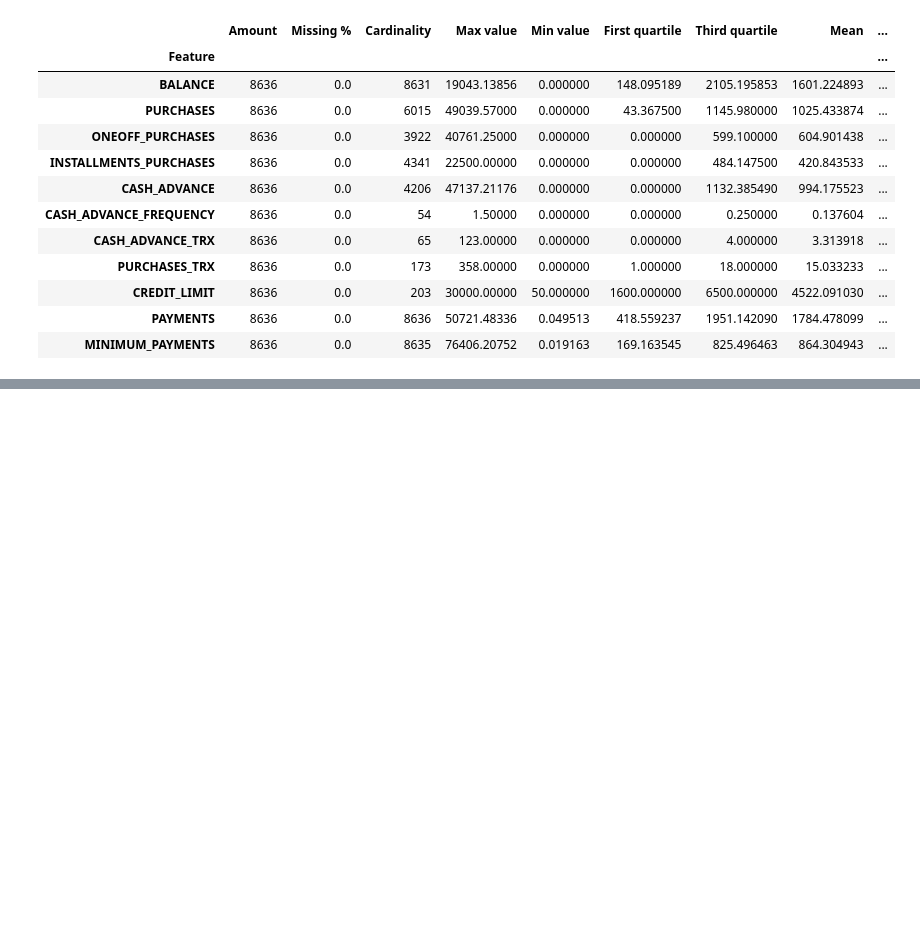
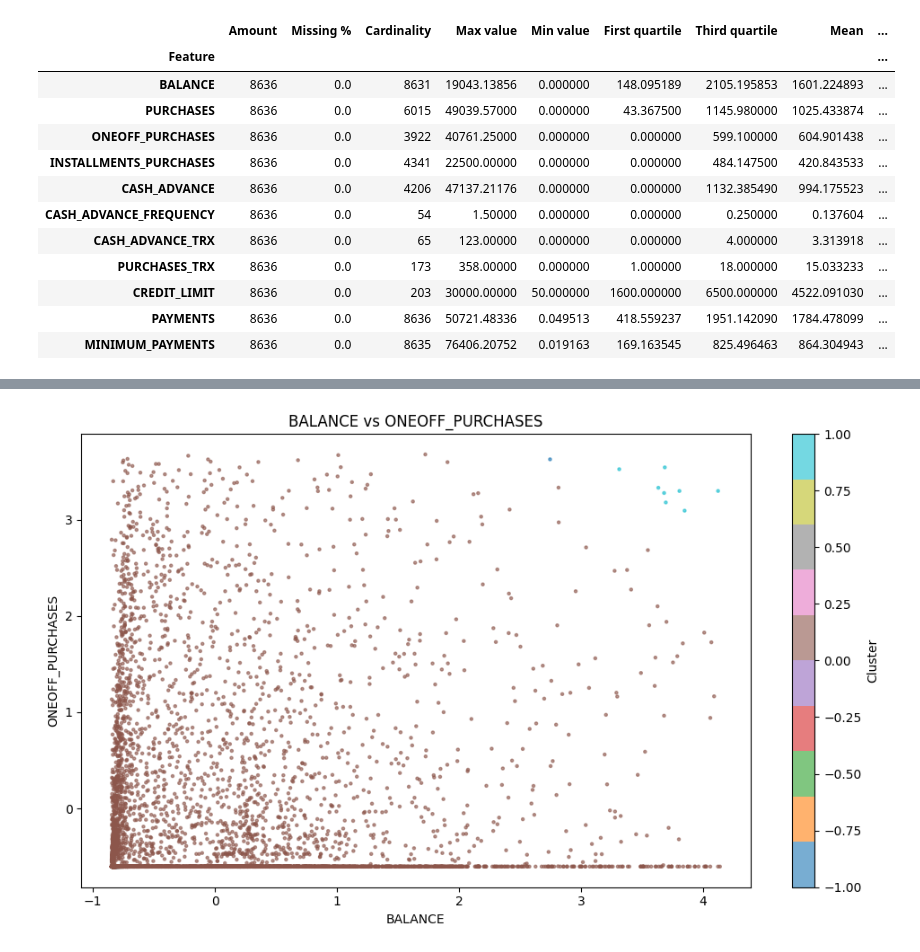
Before and after one commit to rutagaiz/intelektika_komandinis, a Jupyter notebook: trecias.ipynb, the cells around one changed output, grey strips where cells are left out. Cells and saved outputs as stored; diff of their text form; code cells hidden in the pictures; blank space fills up the shorter version.

```diff
--- a/trecias.ipynb
+++ b/trecias.ipynb
@@ -97,3 +103,17 @@ con_stats_df
 | CREDIT_LIMIT | 8636 | 0.0 | 203 | 30000.00000 | 50.000000 | 1600.000000 | 6500.000000 | 4522.091030 | ... |
 | PAYMENTS | 8636 | 0.0 | 8636 | 50721.48336 | 0.049513 | 418.559237 | 1951.142090 | 1784.478099 | ... |
 | MINIMUM_PAYMENTS | 8636 | 0.0 | 8635 | 76406.20752 | 0.019163 | 169.163545 | 825.496463 | 864.304943 | ... |
+# %%
+Q1 = data.quantile(0.25)
+Q3 = data.quantile(0.75)
+
+IQR = Q3 - Q1
+
+data_clean = data[~((data < (Q1 - 1.5 * IQR)) | (data > (Q3 + 1.5 * IQR))).any(axis=1)]
+
+continuous_cols = [col for col in data_clean.columns if data_clean[col].nunique() >= 50]
+data_cont = data_clean[continuous_cols]
+
+scaler = StandardScaler()
+data_scaled = pd.DataFrame(scaler.fit_transform(data_cont), columns=continuous_cols)
+data_scaled.head()
@@ -99,0 +127,13 @@ con_stats_df
+# %%
+results = []
+for col1, col2 in combinations(continuous_cols, 2):
+    X = data_scaled[[col1, col2]].values
+    db = DBSCAN(eps=0.5, min_samples=5).fit(X)
+    labels = db.labels_
+    n_clusters = len(set(labels)) - (1 if -1 in labels else 0)
+    noise = (labels == -1).sum()
+    score = silhouette_score(X[labels != -1], labels[labels != -1]) if n_clusters > 1 else -1
+    results.append({'Attribute 1': col1, 'Attribute 2': col2, 'Clusters': n_clusters, 'Noise points': noise, 'Silhouette score': round(score, 4)})
+
+results_df = pd.DataFrame(results).sort_values('Silhouette score', ascending=False)
+results_df
@@ -99,0 +158,18 @@ con_stats_df
+# %%
+best = results_df.iloc[0]
+col1, col2 = best['Attribute 1'], best['Attribute 2']
+X = data_scaled[[col1, col2]].values
+
+db = DBSCAN(eps=0.5, min_samples=5).fit(X)
+labels = db.labels_
+
+plt.figure(figsize=(10, 6))
+plt.scatter(X[:, 0], X[:, 1], c=labels, cmap='tab10', s=5, alpha=0.6)
+plt.xlabel(col1)
+plt.ylabel(col2)
+plt.title(f'{col1} vs {col2}')
+plt.colorbar(label='Cluster')
+plt.tight_layout()
+plt.show()
+# %% [output]
+[figure, added]
```
Also changed, not shown: parts of 4 cells of this notebook.
